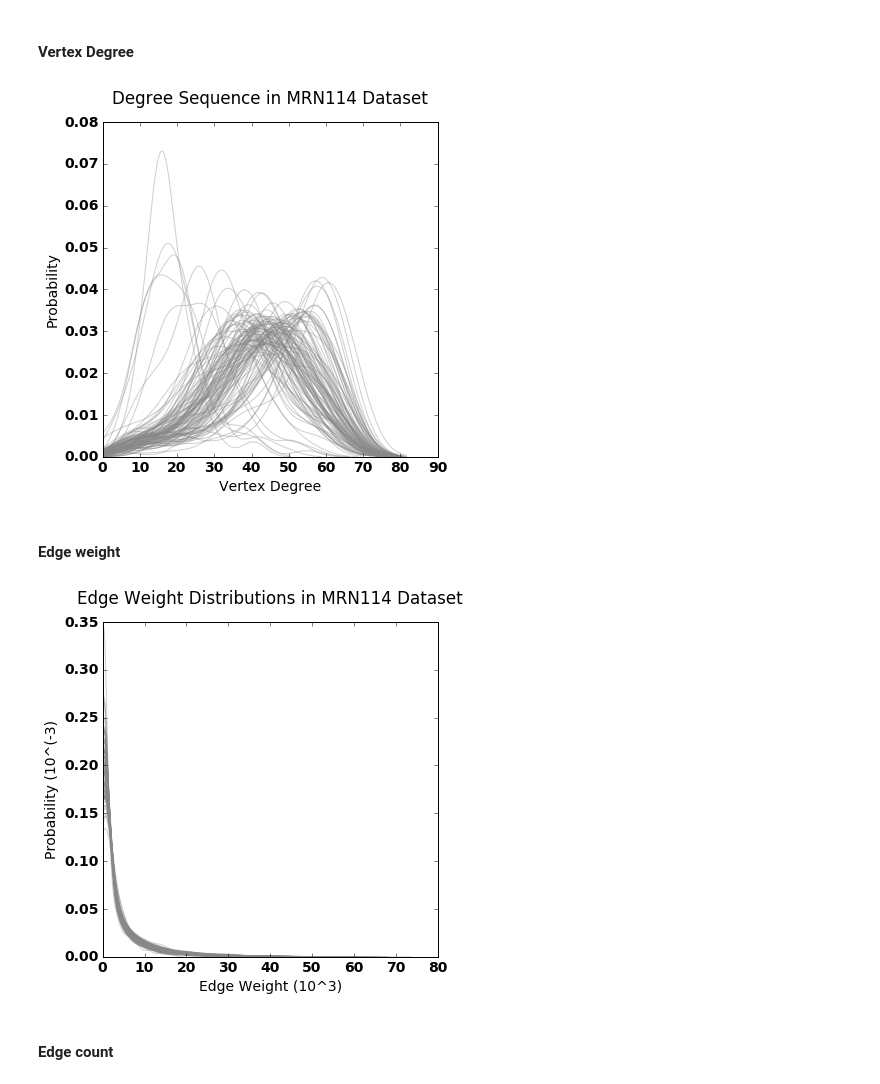
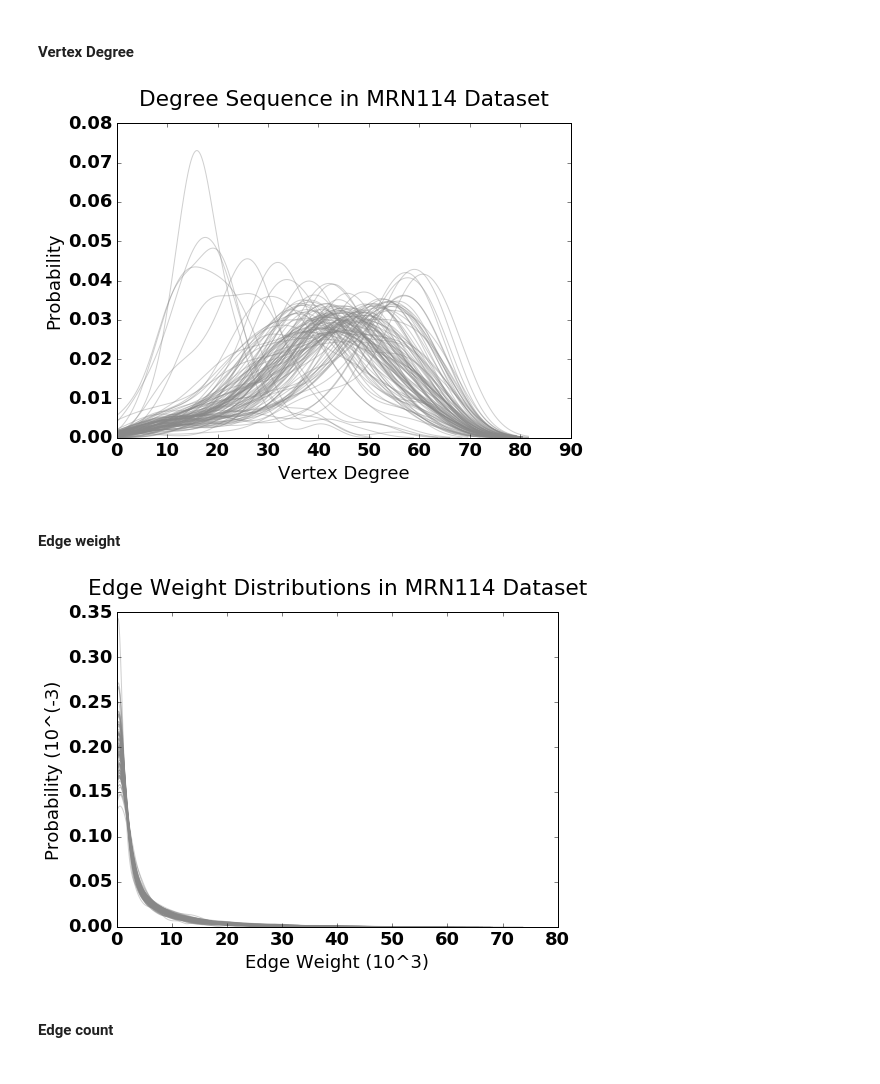
Before and after one commit to Upward-Spiral-Science/TA, a Jupyter notebook: code/extended_exploratory-on-new-datasets.ipynb, the cells around one changed output. Cells and saved outputs as stored; diff of their text form; code cells hidden in the pictures.

```diff
--- a/code/extended_exploratory-on-new-datasets.ipynb
+++ b/code/extended_exploratory-on-new-datasets.ipynb
@@ -23,7 +23,7 @@ import matplotlib
 matplotlib.rc('font', **font)
 # %%
 # Initializing dataset names
-dnames = list(['../data/MRN114', '../data/KKI2009', '../data/SWU4'])
+dnames = list(['../data/desikan/MRN114', '../data/desikan/KKI2009', '../data/desikan/SWU4'])
 print "Datasets: " + ", ".join(dnames)
 print "D = " + str(len(dnames))
 
@@ -69,19 +89,20 @@ degrees = collections.OrderedDict((key, np.array(nx.degree(mygs[key]).values()))
 
 avg_degrees = [np.mean(degrees[key]) for key in degrees]
 # %%
-fig = plt.figure(figsize=(6,6))
+fig = plt.figure(figsize=(8,6))
 plt.hold(True)
 for key in degrees.keys():
     dens = gaussian_kde(degrees[key])
     x = np.linspace(0, 1.2*np.max(degrees[key]), 1000)
     plt.plot(x, dens.pdf(x), color='#888888', alpha=0.4)
 plt.title('Degree Sequence in MRN114 Dataset', y = 1.04)
 plt.ylabel('Probability')
 plt.xlabel('Vertex Degree')
-plt.savefig('../figs/distribs/MRN114-degrees.png')
+plt.tight_layout()
+plt.savefig('../figs/distribs/MRN114-degree.png')
 plt.show()
 # %% [output]
-[figure, old version]
+[figure, new version]
 # %% [markdown]
 #### Edge weight
 # %%
@@ -91,7 +112,7 @@ avg_e_weights = [{'N': len(e_weights[key]),
                   'mean':np.mean(e_weights[key]),
                   'std':np.std(e_weights[key])} for key in e_weights]
 # %%
-fig = plt.figure(figsize=(6,6))
+fig = plt.figure(figsize=(8,6))
 plt.hold(True)
 for key in e_weights.keys():
     dens = gaussian_kde(e_weights[key])
@@ -100,10 +121,11 @@ for key in e_weights.keys():
 plt.title('Edge Weight Distributions in MRN114 Dataset', y = 1.04)
 plt.ylabel('Probability (10^(-3)')
 plt.xlabel('Edge Weight (10^3)')
+plt.tight_layout()
 plt.savefig('../figs/distribs/MRN114-edgeweight.png')
 plt.show()
 # %% [output]
-[figure, old version]
+[figure, new version]
 # %% [markdown]
 #### Edge count
 # %%
```
Also changed, not shown: parts of 16 cells of this notebook, 23 other files.
